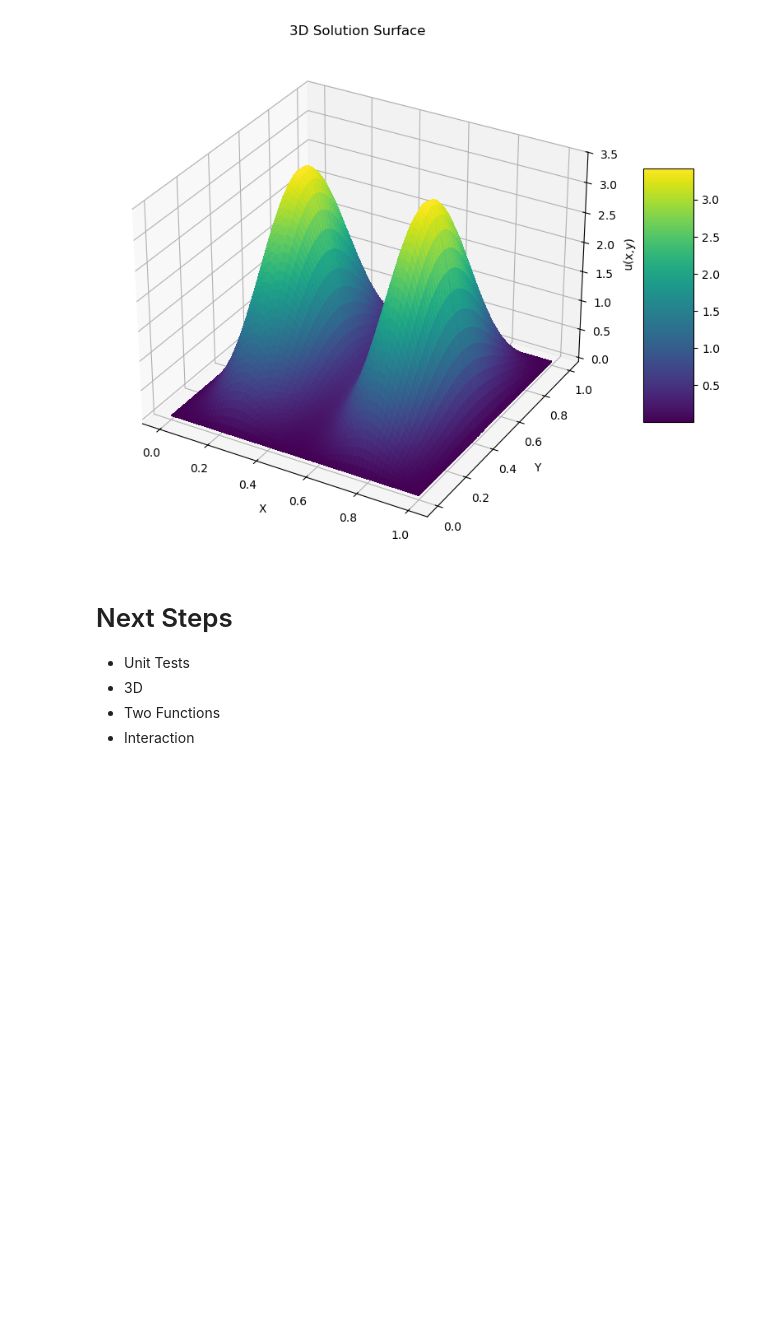
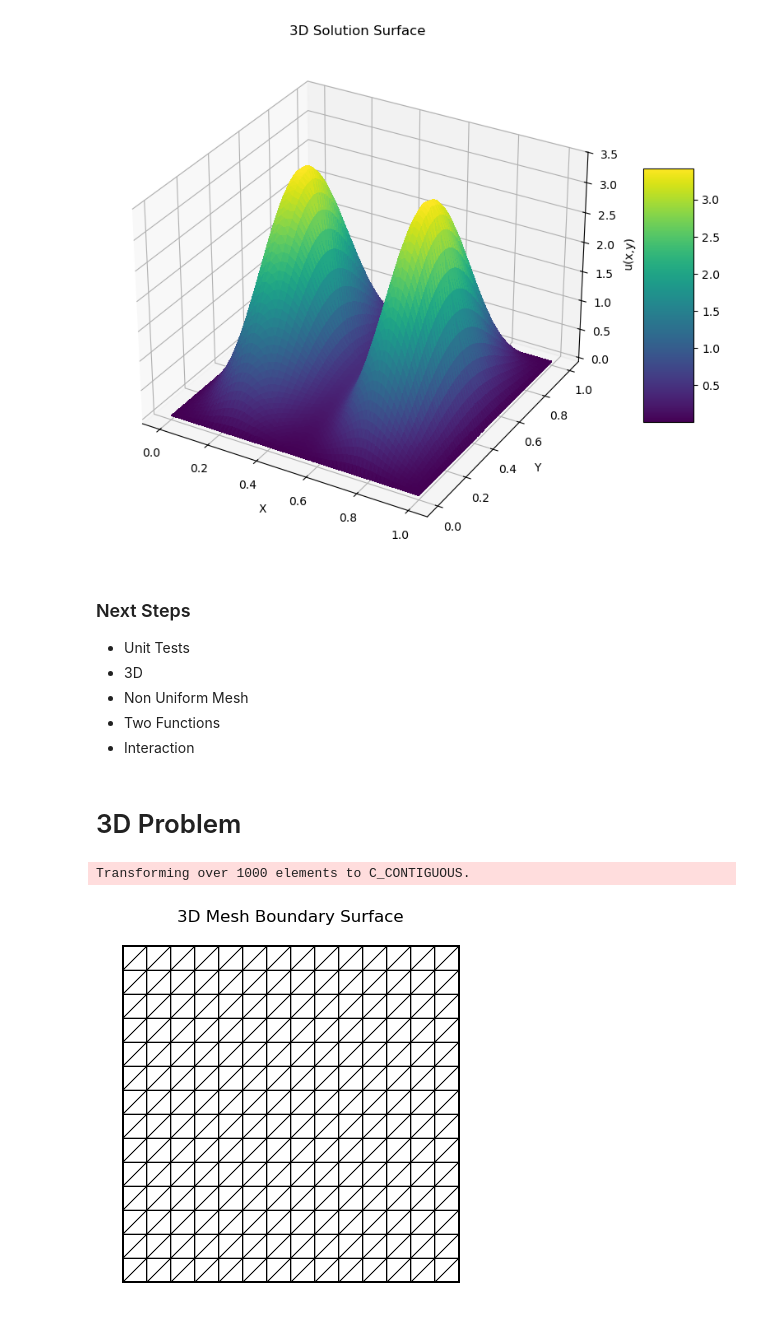
Before and after one commit to vcaipu/cqednumerics, a Jupyter notebook: fem.ipynb, the cells around one changed output. Saved outputs shown, nothing was run; the diff lists cells and outputs as text; code cells hidden in the pictures; blank space fills up the shorter version.

```diff
--- a/fem.ipynb
+++ b/fem.ipynb
@@ -326,9 +408,45 @@ femsystem.plot_at_interior_2d_in3d(result)
 # %% [output]
 [figure]
 # %% [markdown]
-# Next Steps
+### Next Steps
 
 - Unit Tests
 - 3D
+- Non Uniform Mesh
 - Two Functions
 - Interaction
+# %% [markdown]
+# 3D Problem
+# %%
+mesh = fem.MeshTet.init_tensor(
+    np.linspace(0, 1, 8),
+    np.linspace(0, 1, 8),
+    np.linspace(0, 1, 8)
+).refined(1)
+element = fem.ElementTetP1()
+intorder = 3
+
+# 2. Initialize FEMSystem
+femsystem = FEMSystem(mesh, element, intorder)
+
+'''
+Visualizing the Mesh
+'''
+from skfem.visuals.matplotlib import draw
+
+# 1. Extract Boundary Surface
+# Get indices of facets on the boundary
+bnd_facets_indices = mesh.boundary_facets()
+
+# Create a 2D MeshTri representing the surface of the 3D mesh
+# mesh.facets contains the node indices for all faces
+# We select only those on the boundary
+bnd_mesh = fem.MeshTri(mesh.p, mesh.facets[:, bnd_facets_indices])
+
+# 2. Draw the Boundary
+fig = draw(bnd_mesh)
+plt.title("3D Mesh Boundary Surface")
+plt.show()
+# %% [output]
+Transforming over 1000 elements to C_CONTIGUOUS.
+[figure, added]
```
Also changed, not shown: parts of 4 cells of this notebook.
